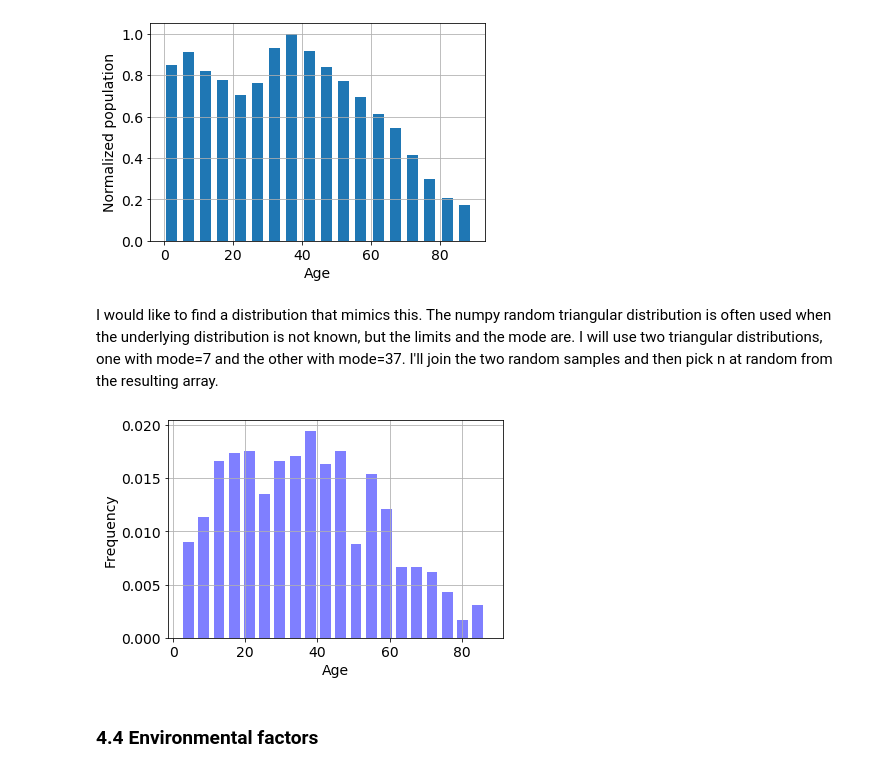
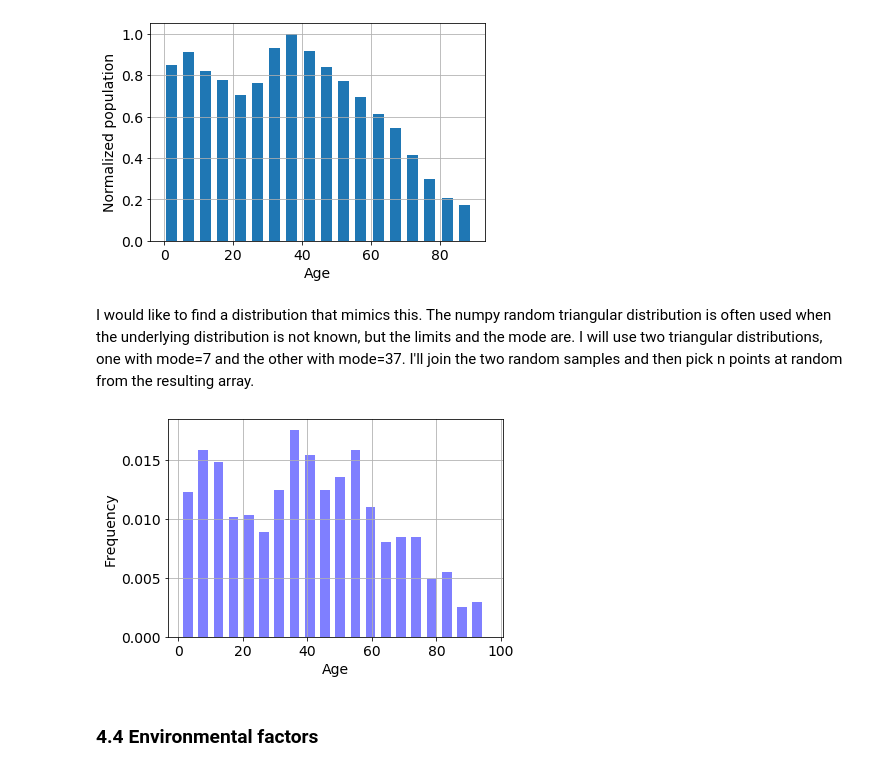
Before and after one commit to elizabethdaly/simulating-data, a Jupyter notebook: eyesight.ipynb, the cells around one changed output. Saved outputs shown, nothing was run; the diff lists cells and outputs as text; code cells hidden in the pictures.

```diff
--- a/eyesight.ipynb
+++ b/eyesight.ipynb
@@ -236,28 +248,34 @@ plt.grid()
 # %% [output]
 [figure]
 # %% [markdown]
-I would like to find a distribution that mimics this. The numpy random triangular distribution is often used when the underlying distribution is not known, but the limits and the mode are. I will use two triangular distributions, one with mode=7 and the other with mode=37. I'll join the two random samples and then pick n at random from the resulting array.
+I would like to find a distribution that mimics this. The numpy random triangular distribution is often used when the underlying distribution is not known, but the limits and the mode are. I will use two triangular distributions, one with mode=7 and the other with mode=37. I'll join the two random samples and then pick n points at random from the resulting array.
 # %%
 # Set up a distribution with mode = 7.
-young = np.random.triangular(0, 7, 90, n)
+young = np.random.triangular(0, 7, 20, n)
 #plt.hist(young, bins=20, density=True, alpha=0.3, FaceColor='g')
 
-old = np.random.triangular(0, 37, 90, n)
+old = np.random.triangular(0, 37, 100, 5 * n)
 #plt.hist(old, bins=20, density=True, alpha=0.3, FaceColor='r')
 
 # Join them.
 a = np.concatenate((young, old), axis=None)
 #np.size(a)
 
-#Pick n at random from the list
+# Pick n at random from the resulting list
 age = np.random.choice(a, n, replace=True)
 
+# Convert to integers for age
+# https://docs.scipy.org/doc/numpy/reference/generated/numpy.ndarray.astype.html
+yrs = age.astype(int)
+
+# Plot histogam
 plt.hist(age, bins=20, width=3, density=True, alpha=0.5, FaceColor='b' )
 plt.xlabel('Age')
 plt.ylabel('Frequency')
 plt.grid()
+#yrs
 # %% [output]
-[figure, old version]
+[figure, new version]
 # %%
 # Do in a few lines with:
 
```
Also changed, not shown: parts of 5 cells of this notebook, 1 other file.
